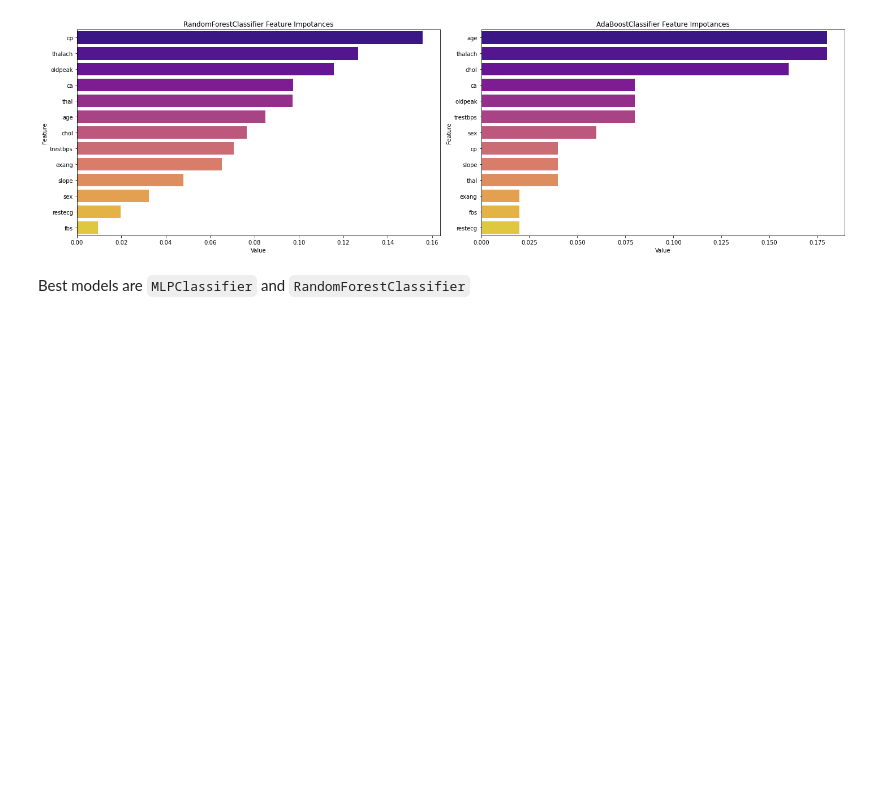
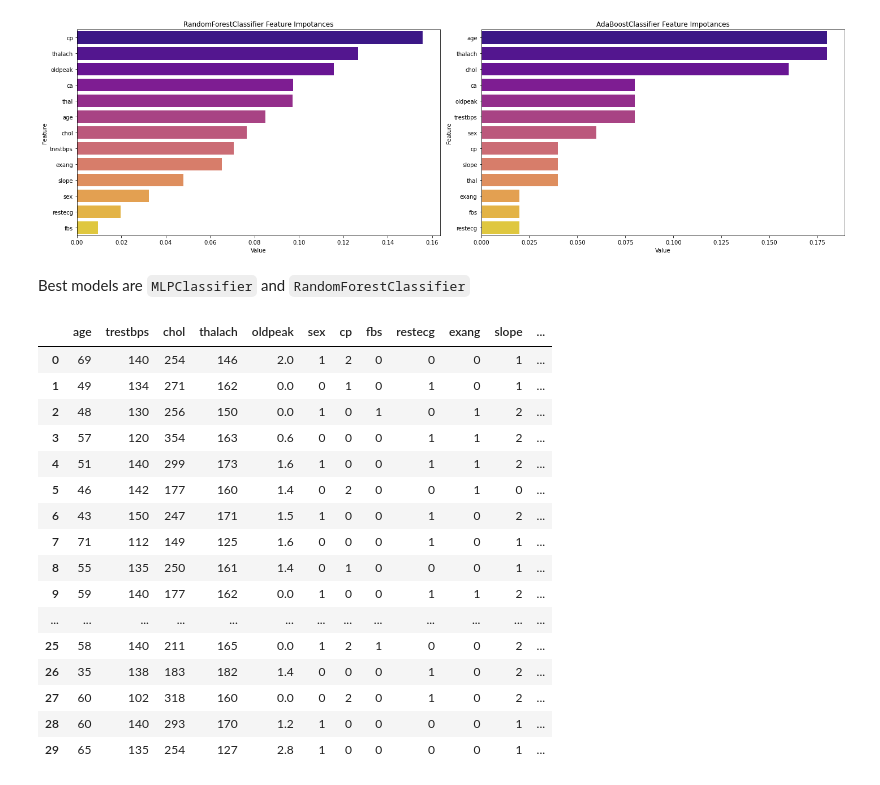
Before and after one commit to made-ml-in-prod-2021/evgerher, a Jupyter notebook: ml_project/notebooks/Models.ipynb, the cells around one changed output. Drawn from its saved outputs; the diff is of its cells as text; code cells hidden in the pictures; blank space fills up the shorter version.

```diff
--- a/ml_project/notebooks/Models.ipynb
+++ b/ml_project/notebooks/Models.ipynb
@@ -163,3 +163,6 @@ f_imp([randfclass, adaclass], X, y, 6)
 [figure]
 # %% [markdown]
 Best models are `MLPClassifier` and `RandomForestClassifier`
+# %%
+sampled = X.sample(30).reset_index()
+sampled= sampled.drop(['index'], axis=1)
@@ -165,0 +171,20 @@ Best models are `MLPClassifier` and `RandomForestClassifier`
+# %%
+sampled
+# %% [output]
+|  | age | trestbps | chol | thalach | oldpeak | sex | cp | fbs | restecg | exang | slope | ... |
+| 0 | 69 | 140 | 254 | 146 | 2.0 | 1 | 2 | 0 | 0 | 0 | 1 | ... |
+| 1 | 49 | 134 | 271 | 162 | 0.0 | 0 | 1 | 0 | 1 | 0 | 1 | ... |
+| 2 | 48 | 130 | 256 | 150 | 0.0 | 1 | 0 | 1 | 0 | 1 | 2 | ... |
+| 3 | 57 | 120 | 354 | 163 | 0.6 | 0 | 0 | 0 | 1 | 1 | 2 | ... |
+| 4 | 51 | 140 | 299 | 173 | 1.6 | 1 | 0 | 0 | 1 | 1 | 2 | ... |
+| 5 | 46 | 142 | 177 | 160 | 1.4 | 0 | 2 | 0 | 0 | 1 | 0 | ... |
+| 6 | 43 | 150 | 247 | 171 | 1.5 | 1 | 0 | 0 | 1 | 0 | 2 | ... |
+| 7 | 71 | 112 | 149 | 125 | 1.6 | 0 | 0 | 0 | 1 | 0 | 1 | ... |
+| 8 | 55 | 135 | 250 | 161 | 1.4 | 0 | 1 | 0 | 0 | 0 | 1 | ... |
+| 9 | 59 | 140 | 177 | 162 | 0.0 | 1 | 0 | 0 | 1 | 1 | 2 | ... |
+| ... | ... | ... | ... | ... | ... | ... | ... | ... | ... | ... | ... | ... |
+| 25 | 58 | 140 | 211 | 165 | 0.0 | 1 | 2 | 1 | 0 | 0 | 2 | ... |
+| 26 | 35 | 138 | 183 | 182 | 1.4 | 0 | 0 | 0 | 1 | 0 | 2 | ... |
+| 27 | 60 | 102 | 318 | 160 | 0.0 | 0 | 2 | 0 | 1 | 0 | 2 | ... |
+| 28 | 60 | 140 | 293 | 170 | 1.2 | 1 | 0 | 0 | 0 | 0 | 1 | ... |
+| 29 | 65 | 135 | 254 | 127 | 2.8 | 1 | 0 | 0 | 0 | 0 | 1 | ... |
```
Also changed, not shown: parts of 1 cell of this notebook, 6 other files.
